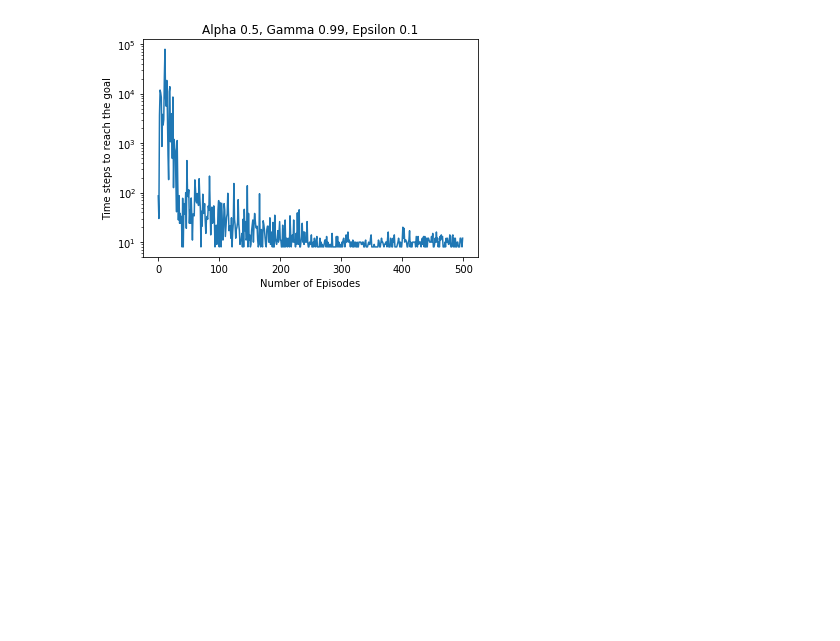
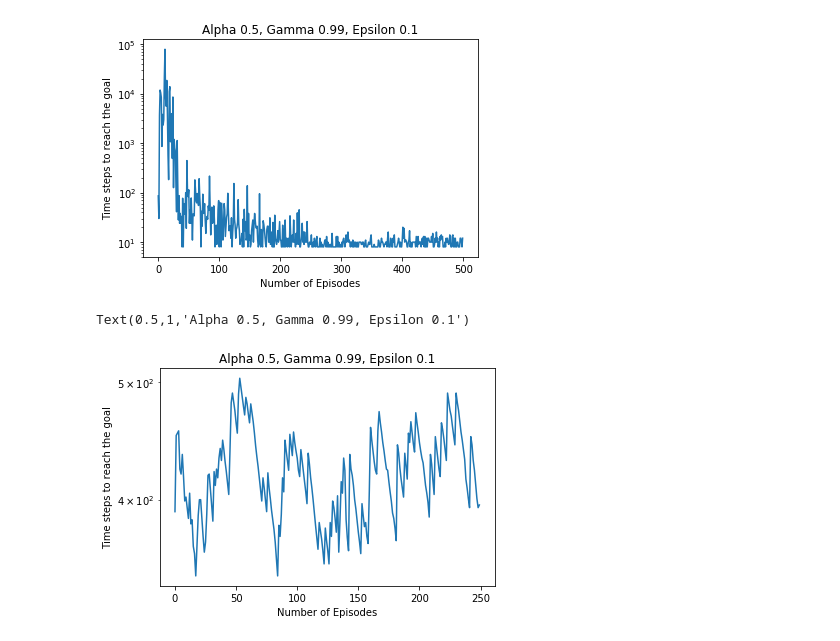
Before and after one commit to zwenaing/reinforcement-learning, a Jupyter notebook: Plots.ipynb, the cells around one changed output. Cells and saved outputs as stored; diff of their text form; code cells hidden in the pictures; blank space fills up the shorter version.

Commit message:
Modified step calculation

```diff
--- a/Plots.ipynb
+++ b/Plots.ipynb
@@ -24,3 +24,14 @@ plt.title("Alpha 0.5, Gamma 0.99, Epsilon 0.1")
 # %% [output]
 Text(0.5,1,'Alpha 0.5, Gamma 0.99, Epsilon 0.1')
 [figure]
+# %%
+steps = np.load("HW4/generated_data/alpha01.npy")
+# %%
+plt.plot(np.arange(250), steps)
+plt.yscale('log')
+plt.xlabel("Number of Episodes")
+plt.ylabel("Time steps to reach the goal")
+plt.title("Alpha 0.5, Gamma 0.99, Epsilon 0.1")
+# %% [output]
+Text(0.5,1,'Alpha 0.5, Gamma 0.99, Epsilon 0.1')
+[figure, added]
```
Also changed, not shown: parts of 2 cells of this notebook, 3 other files.
